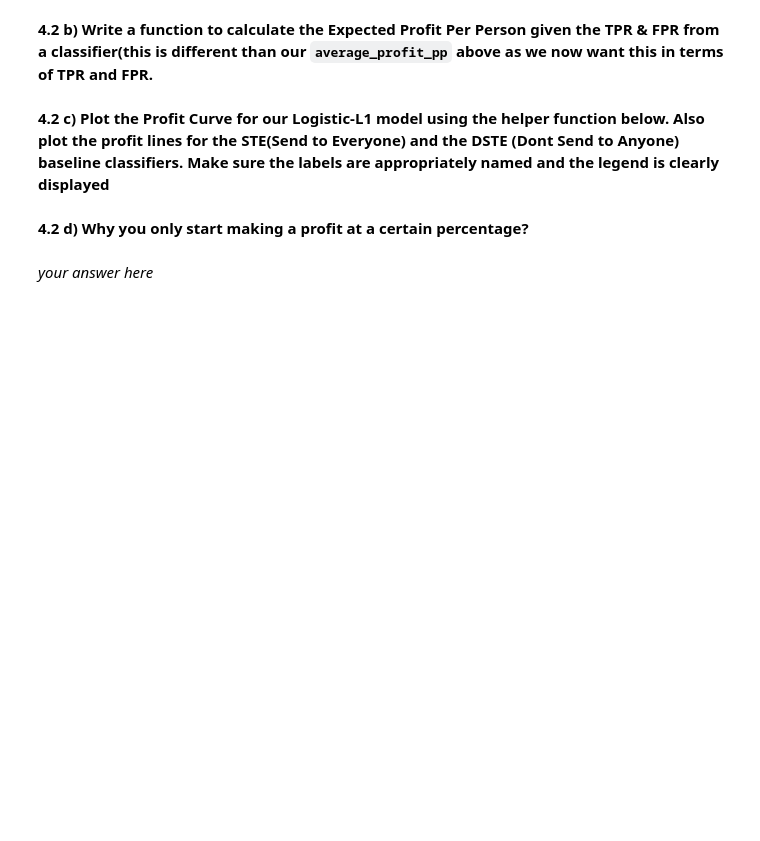
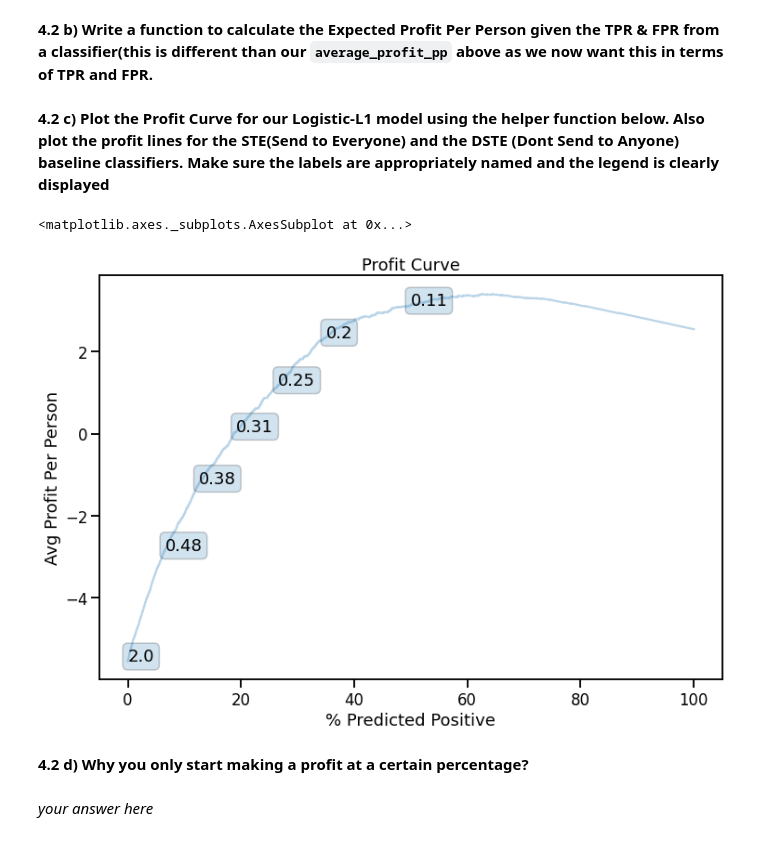
Before and after one commit to pramendra/hem_pram_Homework3, a Jupyter notebook: distribute_HW3.ipynb, the cells around one changed output. Drawn from its saved outputs; the diff is of its cells as text; code cells hidden in the pictures; blank space fills up the shorter version.

```diff
--- a/distribute_HW3.ipynb
+++ b/distribute_HW3.ipynb
@@ -603,6 +633,7 @@ def percentage(tpr, fpr, priorp, priorn):
     perc: percentage of samples classified as positive
     """
     #your code here
+    return (tpr*priorp) + (fpr*priorn)
 # %% [markdown]
 **4.2 b) Write a function to calculate the Expected Profit Per Person given the TPR & FPR from a classifier(this is different than our `average_profit_pp` above as we now want this in terms of TPR and FPR.**
 # %%
@@ -629,6 +660,10 @@ def av_profit(tpr, fpr, util, priorp, priorn):
     see make_profit below for an example of how this is used
     """
     #your code here
+    return (
+      u[0][0] * (1-fpr) * priorn + u[0][1] * fpr * priorn
+      + u[1][0] * (1-tpr) * priorp + u[1][1] * tpr * priorp
+    )
 # %% [markdown]
 **4.2 c) Plot the Profit Curve for our Logistic-L1 model using the helper function below. Also plot the profit lines for the STE(Send to Everyone) and the DSTE (Dont Send to Anyone) baseline classifiers. Make sure the labels are appropriately named and the legend is clearly displayed**
 # %%
@@ -665,6 +700,10 @@ def make_profit(clf, ytest, xtest, util):
     return ax
 # %%
 # your code here
+make_profit(clf, y_test, X_test, u)
+# %% [output]
+<matplotlib.axes._subplots.AxesSubplot at 0x...>
+[figure, added]
 # %% [markdown]
 **4.2 d) Why you only start making a profit at a certain percentage?**
 # %% [markdown]
```
Also changed, not shown: parts of 13 cells of this notebook.
